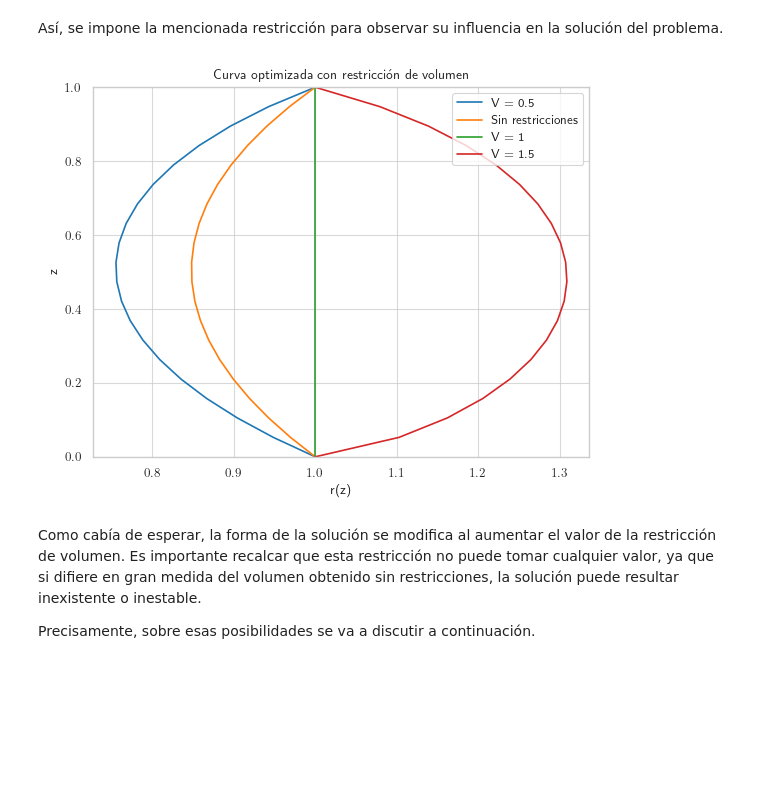
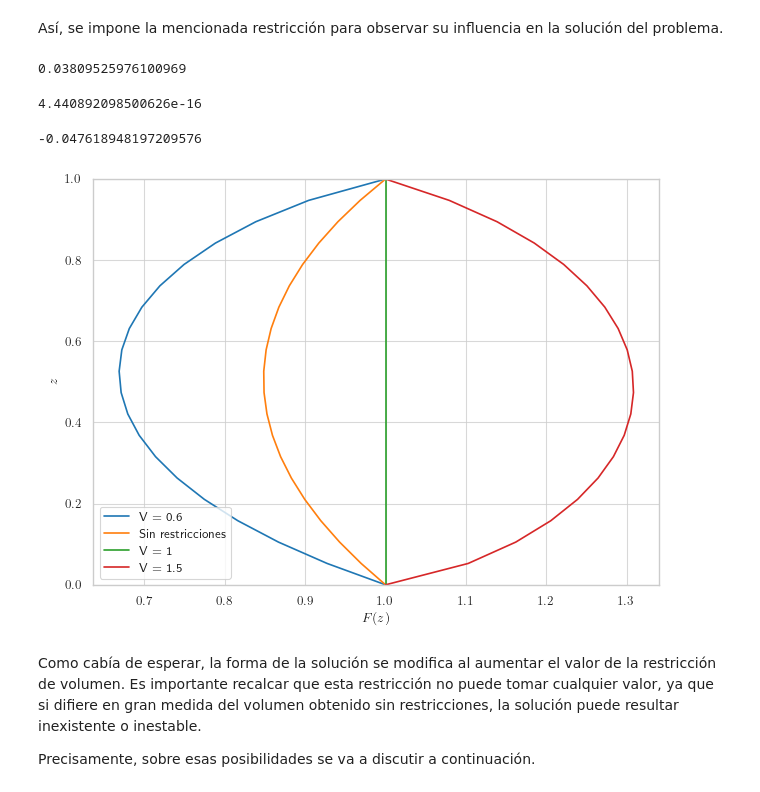
Before and after one commit to ismaellopezgallo/Trabajo-Optimizaci-n, a Jupyter notebook: trabajo_pompa.ipynb, the cells around one changed output. Saved outputs shown, nothing was run; the diff lists cells and outputs as text; code cells hidden in the pictures; blank space fills up the shorter version.

```diff
--- a/trabajo_pompa.ipynb
+++ b/trabajo_pompa.ipynb
@@ -2474,35 +2476,45 @@ Así, se impone la mencionada restricción para observar su influencia en la sol
 # %%
 cons = ({'type': 'eq', 'fun': vol_func})
 # %%
-V_lig = 0.7
+V_lig = 0.6
 
-sol_grad_vol05 = minimize(area_func, F_init, constraints=cons, method='SLSQP', bounds=bounds)
-Famp_vol05 = np.concatenate(([F0], sol_grad_vol05.x, [F1]))
+sol_grad_vol06 = minimize(area_func, F_init, constraints=cons, method='SLSQP', bounds=bounds)
+Famp_vol06 = np.concatenate(([F0], sol_grad_vol06.x, [F1]))
+print(vol_func(Famp_vol06))
+# %% [output]
+0.03809525976100969
 # %%
 V_lig = 1
 
 sol_grad_vol1 = minimize(area_func, F_init, constraints=cons, method='SLSQP', bounds=bounds)
 Famp_vol1 = np.concatenate(([F0], sol_grad_vol1.x, [F1]))
+vol_func(Famp_vol1)
+# %% [output]
+4.440892098500626e-16
 # %%
 V_lig = 1.5
 
 sol_grad_vol15 = minimize(area_func, F_init, constraints=cons, method='SLSQP', bounds=bounds)
 Famp_vol15 = np.concatenate(([F0], sol_grad_vol15.x, [F1]))
+vol_func(Famp_vol15)
+# %% [output]
+-0.047618948197209576
 # %%
-plt.plot(Famp_vol05, z, label='V = 0.7')
+plt.plot(Famp_vol06, z, label='V = 0.6')
 plt.plot(Famp_grad, z, label='Sin restricciones')
 plt.plot(Famp_vol1, z, label='V = 1')
 plt.plot(Famp_vol15, z, label='V = 1.5')
 plt.legend()
-plt.xlabel('r(z)')
-plt.ylabel('z')
-# plt.xlim(0, 1.5)
+plt.xlabel('$F(z)$')
+plt.ylabel('$z$')
 plt.ylim(0, 1)
-plt.title('Curva optimizada con restricción de volumen')
-plt.grid(True)
+plt.legend()
+plt.tight_layout()  # Ajustar el layout para que no se solapen los elementos
+# plt.title('Curva optimizada con restricción de volumen')
+plt.savefig('Figuras/vol_inic.pdf', format='pdf')
 plt.show()
 # %% [output]
-[figure, old version]
+[figure, new version]
 # %% [markdown]
 Como cabía de esperar, la forma de la solución se modifica al aumentar el valor de la restricción de volumen. Es importante recalcar que esta restricción no puede tomar cualquier valor, ya que si difiere en gran medida del volumen obtenido sin restricciones, la solución puede resultar inexistente o inestable.
 
```
Also changed, not shown: parts of 60 cells of this notebook, 19 other files.
